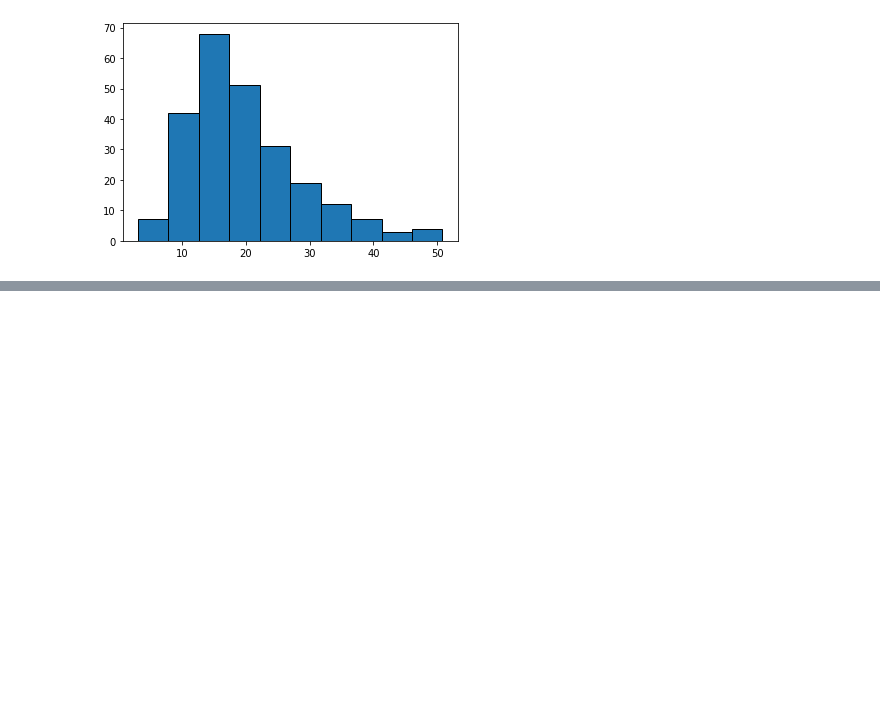
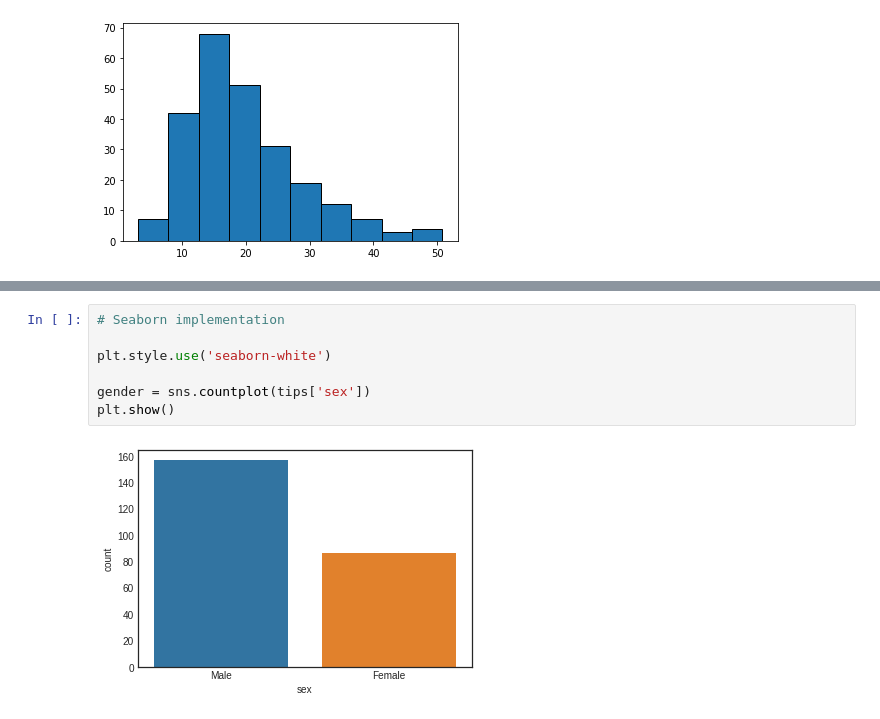
Before and after one commit to senjuti238/Machine-Learning-practice, a Jupyter notebook: Day2_ML.ipynb, the cells around one changed output, grey strips where cells are left out. Cells and saved outputs as stored; diff of their text form; blank space fills up the shorter version.

```diff
--- a/Day2_ML.ipynb
+++ b/Day2_ML.ipynb
@@ -258,0 +318,9 @@ ValueError: ignored
+# %%
+# Seaborn implementation
+
+plt.style.use('seaborn-white')
+
+gender = sns.countplot(tips['sex'])
+plt.show()
+# %% [output]
+[figure, added]
```
Also changed, not shown: parts of 15 cells of this notebook.
